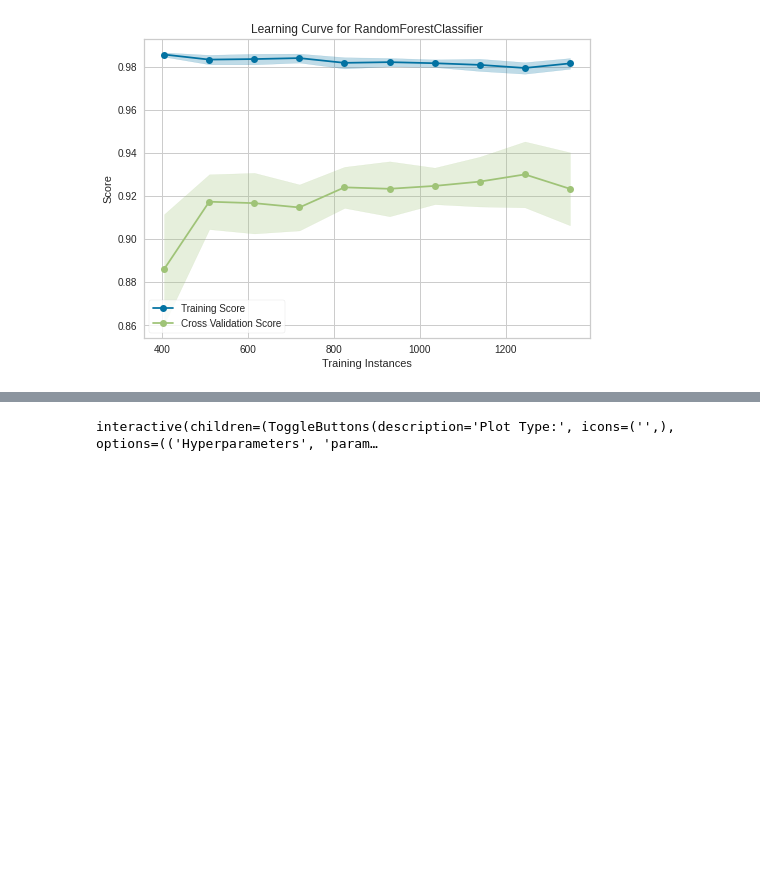
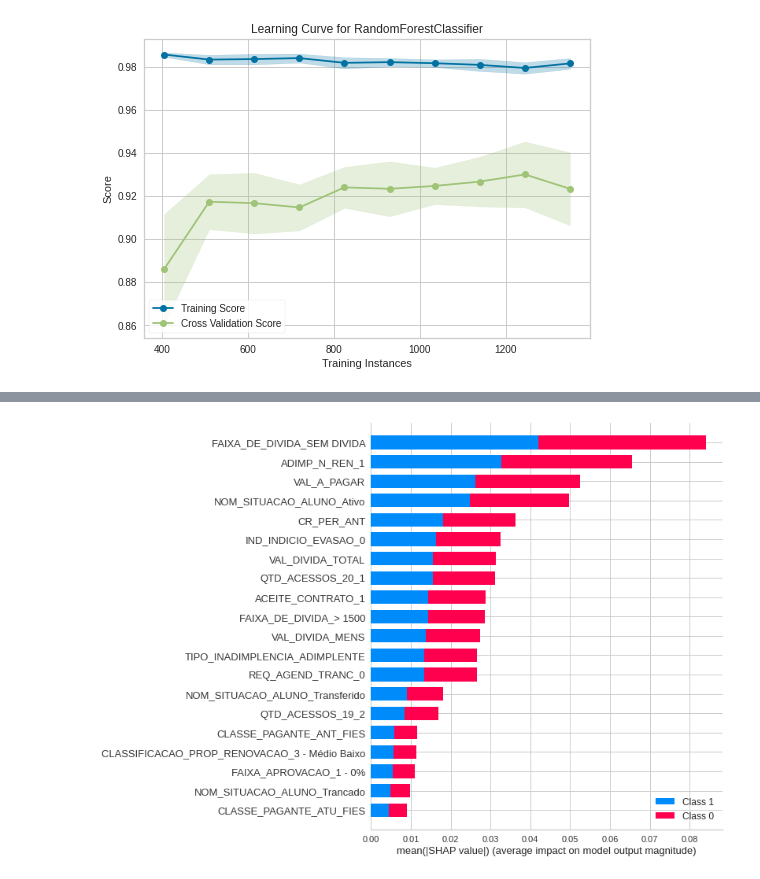
Before and after one commit to rmendesl/TCC, a Jupyter notebook: 03_CreateModelPyCaret.ipynb, the cells around one changed output, grey strips where cells are left out. Drawn from its saved outputs; the diff is of its cells as text; code cells hidden in the pictures; blank space fills up the shorter version.

```diff
--- a/03_CreateModelPyCaret.ipynb
+++ b/03_CreateModelPyCaret.ipynb
@@ -557,4 +601,4 @@ plot_model(dt_tuned, plot = 'learning')
 # %%
-evaluate_model(dt_tuned)
+interpret_model(dt_tuned)
 # %% [output]
-interactive(children=(ToggleButtons(description='Plot Type:', icons=('',), options=(('Hyperparameters', 'param…
+[figure, added]
```
Also changed, not shown: parts of 24 cells of this notebook.
